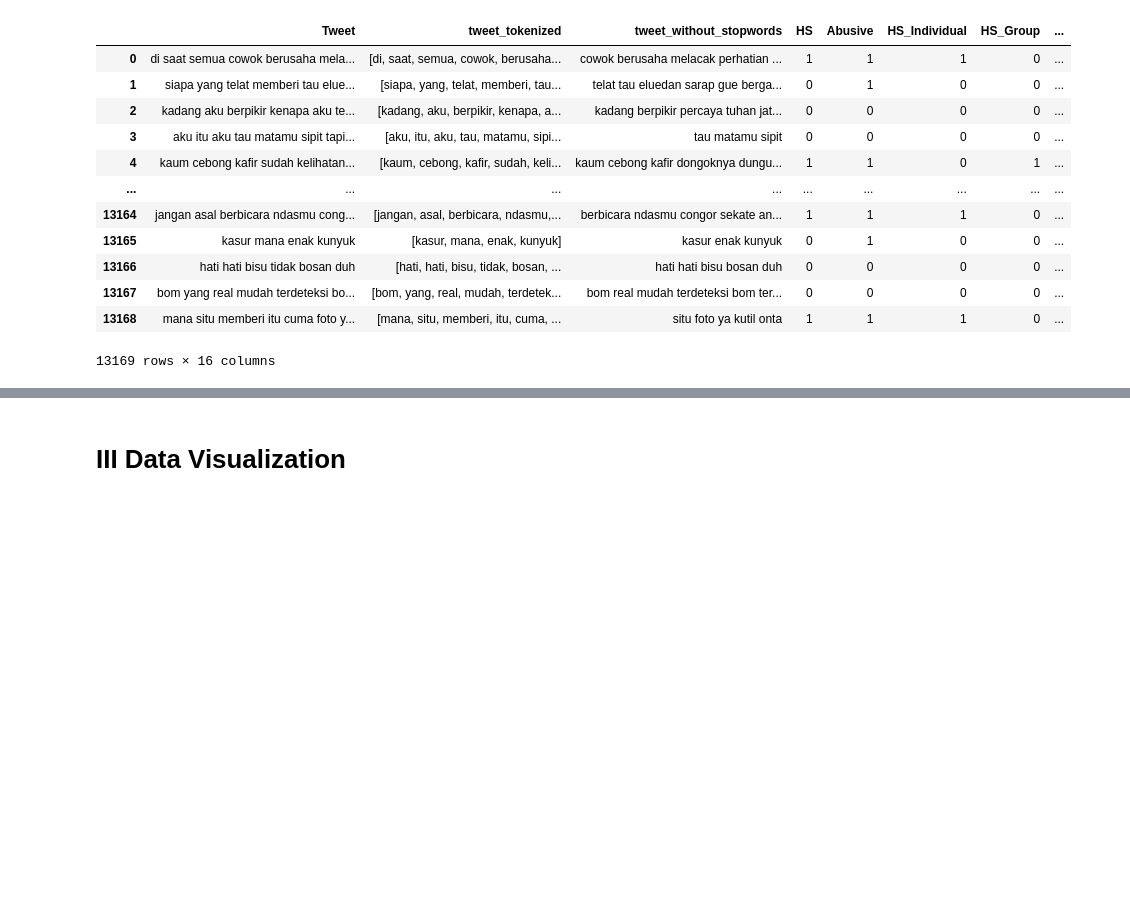
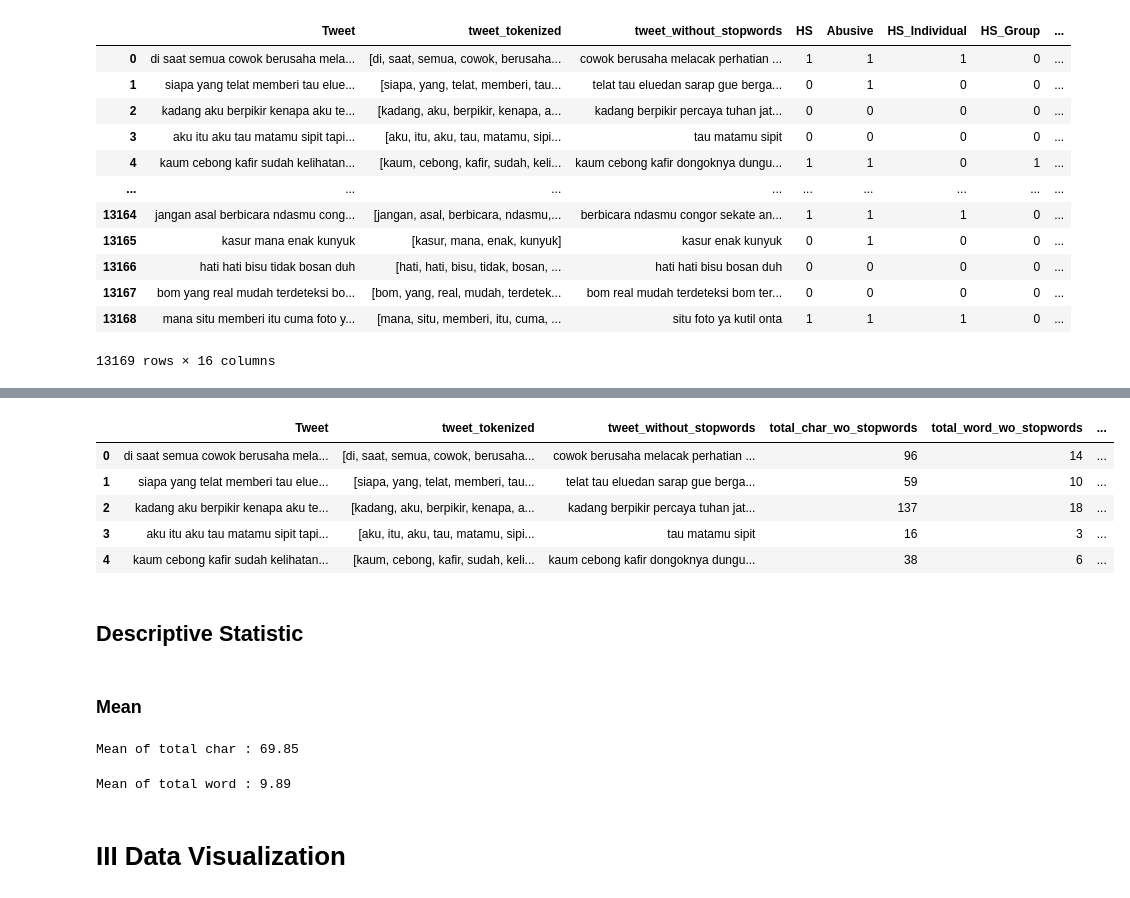
Before and after one commit to darwisyalfarizi/99001173-kominfoxbinar-mda-apicleansing-gold, a Jupyter notebook: data_analysis.ipynb, the cells around one changed output, grey strips where cells are left out. Drawn from its saved outputs; the diff is of its cells as text; code cells hidden in the pictures; blank space fills up the shorter version.

```diff
--- a/data_analysis.ipynb
+++ b/data_analysis.ipynb
@@ -328,0 +365,2 @@ df
+# %%
+df['total_word_wo_stopwords'] = df['tweet_without_stopwords'].apply(lambda sent: len(sent.split()))
@@ -329,3 +373,46 @@ df
+# %%
+# Melakukan Indexing Ulang dari df['tweet_without_stopwords]
+df = df[['Tweet',
+ 'tweet_tokenized',
+ 'tweet_without_stopwords',
+ 'total_char_wo_stopwords',
+ 'total_word_wo_stopwords', 'Abusive_Label',
+ 'HS',
+ 'Abusive',
+ 'HS_Individual',
+ 'HS_Group',
+ 'HS_Religion',
+ 'HS_Race',
+ 'HS_Physical',
+ 'HS_Gender',
+ 'HS_Other',
+ 'HS_Weak',
+ 'HS_Moderate',
+ 'HS_Strong',
+ ]]
+# %%
+df.head()
+# %% [output]
+|  | Tweet | tweet_tokenized | tweet_without_stopwords | total_char_wo_stopwords | total_word_wo_stopwords | ... |
+| 0 | di saat semua cowok berusaha mela... | [di, saat, semua, cowok, berusaha... | cowok berusaha melacak perhatian ... | 96 | 14 | ... |
+| 1 | siapa yang telat memberi tau elue... | [siapa, yang, telat, memberi, tau... | telat tau eluedan sarap gue berga... | 59 | 10 | ... |
+| 2 | kadang aku berpikir kenapa aku te... | [kadang, aku, berpikir, kenapa, a... | kadang berpikir percaya tuhan jat... | 137 | 18 | ... |
+| 3 | aku itu aku tau matamu sipit tapi... | [aku, itu, aku, tau, matamu, sipi... | tau matamu sipit | 16 | 3 | ... |
+| 4 | kaum cebong kafir sudah kelihatan... | [kaum, cebong, kafir, sudah, keli... | kaum cebong kafir dongoknya dungu... | 38 | 6 | ... |
+# %% [markdown]
+## Descriptive Statistic
+# %% [markdown]
+### Mean
+# %%
+mean_total_char = round(df["total_char_wo_stopwords"].mean(), 2)
+print("Mean of total char : {}".format(mean_total_char))
+# %% [output]
+Mean of total char : 69.85
+# %%
+mean_total_word = round(df["total_word_wo_stopwords"].mean(), 2)
+print("Mean of total word : {}".format(mean_total_word))
+# %% [output]
+Mean of total word : 9.89
 # %% [markdown]
 # III Data Visualization
 # %% [markdown]
```
Also changed, not shown: parts of 4 cells of this notebook.
